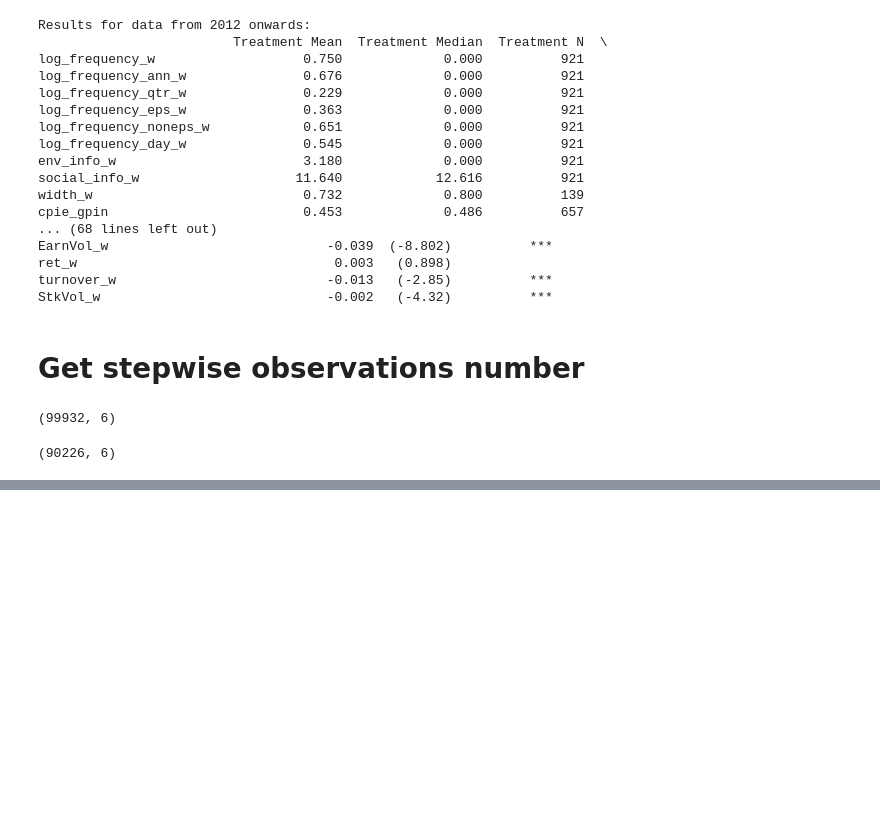
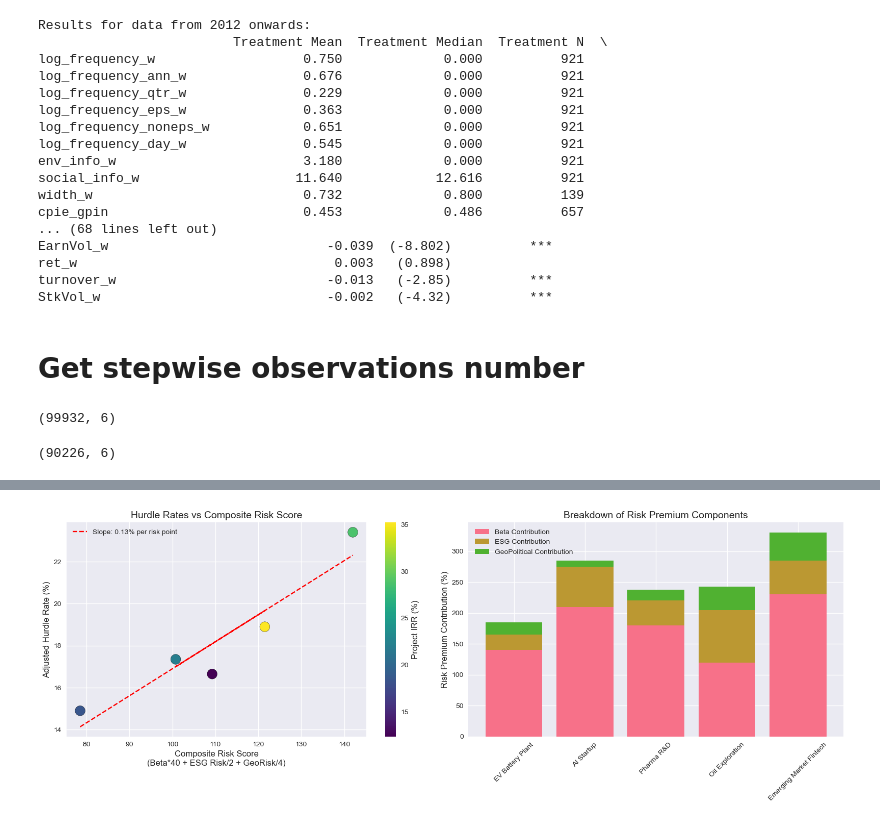
Before and after one commit to wangyouan/STOCKAct, a Jupyter notebook: Notebook/GetSummaryStatistics.ipynb, the cells around one changed output, grey strips where cells are left out. Saved outputs shown, nothing was run; the diff lists cells and outputs as text; code cells hidden in the pictures; blank space fills up the shorter version.

```diff
--- a/Notebook/GetSummaryStatistics.ipynb
+++ b/Notebook/GetSummaryStatistics.ipynb
@@ -141,0 +173,86 @@ ctat_df.drop_duplicates(subset=['gvkey', const.YEAR]).shape
+# %%
+import numpy as np
+import matplotlib.pyplot as plt
+import seaborn as sns
+from scipy.stats import linregress
+
+# Configure style
+plt.style.use('seaborn-v0_8')
+sns.set_palette("husl")
+
+# Sample data - modern risk factors
+projects = {
+    'Project': ['EV Battery Plant', 'AI Startup', 'Pharma R&D', 'Oil Exploration', 'Emerging Market Fintech'],
+    'Beta': [1.4, 2.1, 1.8, 1.2, 2.3],
+    'ESG_Risk': [25, 65, 40, 85, 55],  # Lower = better
+    'GeoPolitical_Risk': [40, 20, 35, 75, 90],  # Higher = riskier
+    'IRR': [18.5, 35.2, 22.1, 12.4, 28.7]
+}
+
+# Base parameters
+risk_free_rate = 0.04
+market_risk_premium = 0.06
+base_esg_premium = 0.02  # 2% premium for ESG risks
+geo_risk_multiplier = 0.0005  # 0.05% per risk point
+
+def calculate_hurdle_rate(beta, esg_risk, geo_risk):
+    """Calculate dynamic hurdle rate with risk adjustments"""
+    capm = risk_free_rate + beta * market_risk_premium
+    esg_adj = base_esg_premium * (esg_risk/100)
+    geo_adj = geo_risk_multiplier * geo_risk
+    return capm + esg_adj + geo_adj
+
+# Calculate hurdle rates
+hurdle_rates = [calculate_hurdle_rate(beta, esg, geo) * 100
+                for beta, esg, geo in zip(projects['Beta'],
+                                        projects['ESG_Risk'],
+                                        projects['GeoPolitical_Risk'])]
+
+# Visualization
+fig, (ax1, ax2) = plt.subplots(1, 2, figsize=(16, 6))
+
+# Plot 1: Hurdle Rate vs Project Risk Profile
+risk_scores = [beta*40 + esg/2 + geo/4 for beta, esg, geo in
+             zip(projects['Beta'], projects['ESG_Risk'], projects['GeoPolitical_Risk'])]
+
+scatter = ax1.scatter(risk_scores, hurdle_rates, c=projects['IRR'],
+                     s=200, cmap='viridis', edgecolor='k')
+ax1.set_title('Hurdle Rates vs Composite Risk Score', fontsize=14)
+ax1.set_xlabel('Composite Risk Score\n(Beta*40 + ESG Risk/2 + GeoRisk/4)', fontsize=12)
+ax1.set_ylabel('Adjusted Hurdle Rate (%)', fontsize=12)
+cbar = fig.colorbar(scatter, ax=ax1)
+cbar.set_label('Project IRR (%)', fontsize=12)
+
+# Add regression line
+slope, intercept, _, _, _ = linregress(risk_scores, hurdle_rates)
+ax1.plot(risk_scores, np.array(risk_scores)*slope + intercept,
+        'r--', label=f'Slope: {slope:.2f}% per risk point')
+ax1.legend()
+
+# Plot 2: Risk Component Breakdown
+risk_types = ['Beta', 'ESG', 'GeoPolitical']
+components = np.array([projects['Beta'],
+                      np.array(projects['ESG_Risk'])/100,
+                      np.array(projects['GeoPolitical_Risk'])/200])
+
+bottom = np.zeros(len(projects['Project']))
+for i, (risk, component) in enumerate(zip(risk_types, components)):
+    ax2.bar(projects['Project'], component*100, bottom=bottom,
+           label=f'{risk} Contribution')
+    bottom += component*100
+
+ax2.set_title('Breakdown of Risk Premium Components', fontsize=14)
+ax2.set_ylabel('Risk Premium Contribution (%)', fontsize=12)
+ax2.tick_params(axis='x', rotation=45)
+ax2.legend()
+
+plt.tight_layout()
+plt.show()
+
+# Print hurdle rate comparison
+print("\nProject Hurdle Rates vs IRR:")
+for proj, hr, irr in zip(projects['Project'], hurdle_rates, projects['IRR']):
+    decision = "Accept" if irr > hr else "Reject"
+    print(f"{proj:<20} Hurdle: {hr:.1f}% | IRR: {irr:.1f}% → {decision}")
+# %% [output]
+[figure, added]
```
Also changed, not shown: parts of 7 cells of this notebook, 2 other files.
